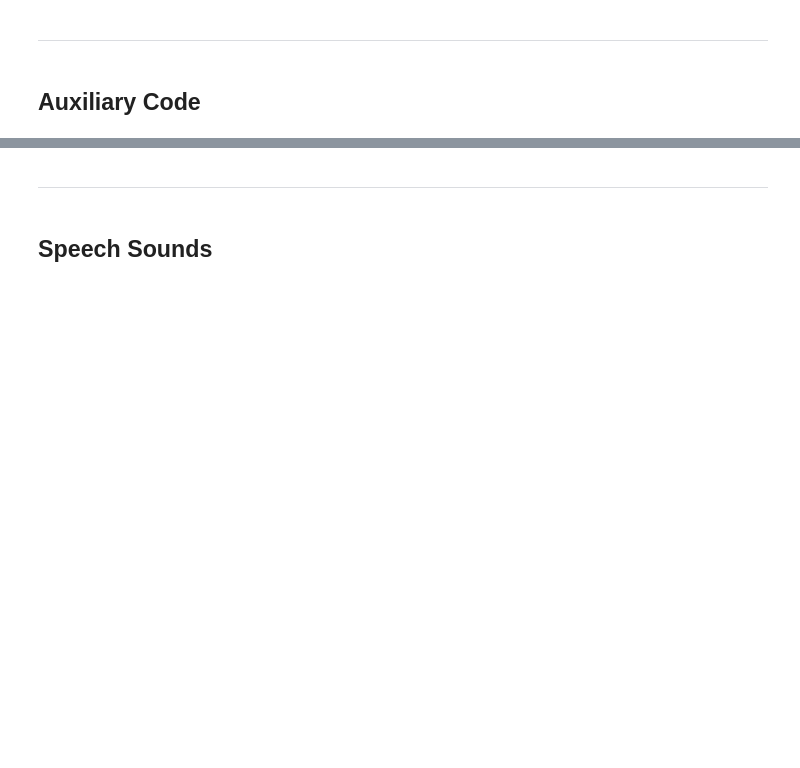
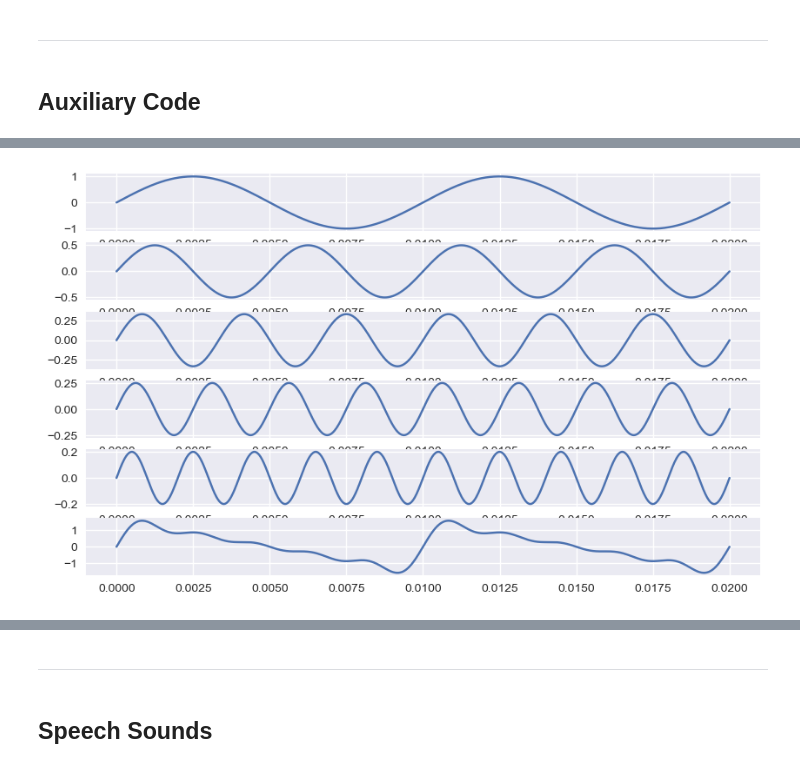
Before and after one commit to davefriedman01/Phonetics, a Jupyter notebook: notebook.ipynb, the cells around one changed output, grey strips where cells are left out. Cells and saved outputs as stored; diff of their text form; code cells hidden in the pictures; blank space fills up the shorter version.

```diff
--- a/notebook.ipynb
+++ b/notebook.ipynb
@@ -138,0 +199,32 @@ def print_code_point_information (points : str = 'hello world') -> None:
+# %%
+t = np.linspace(0, 0.02, 1001)
+
+A1 = 1
+f1 = 1e2
+y1 = A1 * np.sin(2 * np.pi * f1 * t)
+
+A2 = 0.5
+f2 = 2e2
+y2 = A2 * np.sin(2 * np.pi * f2 * t)
+
+A3 = 0.33
+f3 = 3e2
+y3 = A3 * np.sin(2 * np.pi * f3 * t)
+
+A4 = 0.25
+f4 = 4e2
+y4 = A4 * np.sin(2 * np.pi * f4 * t)
+
+A5 = 0.2
+f5 = 5e2
+y5 = A5 * np.sin(2 * np.pi * f5 * t)
+
+fig, ax = plt.subplots(6);
+ax[0].plot(t, y1)
+ax[1].plot(t, y2)
+ax[2].plot(t, y3)
+ax[3].plot(t, y4)
+ax[4].plot(t, y5)
+ax[5].plot(t, y1 + y2 + y3 + y4 + y5);
+# %% [output]
+[figure, added]
```
Also changed, not shown: parts of 16 cells of this notebook, 3 other files.
